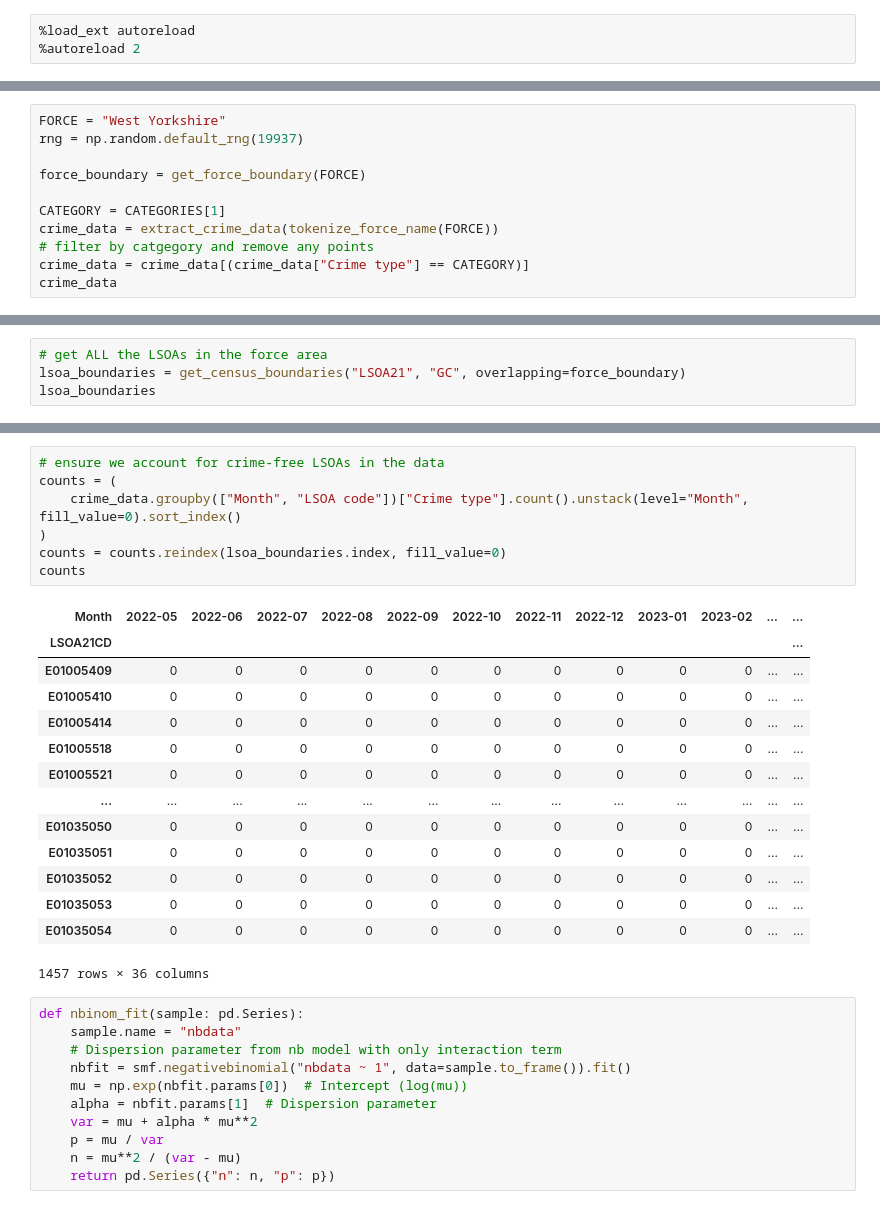
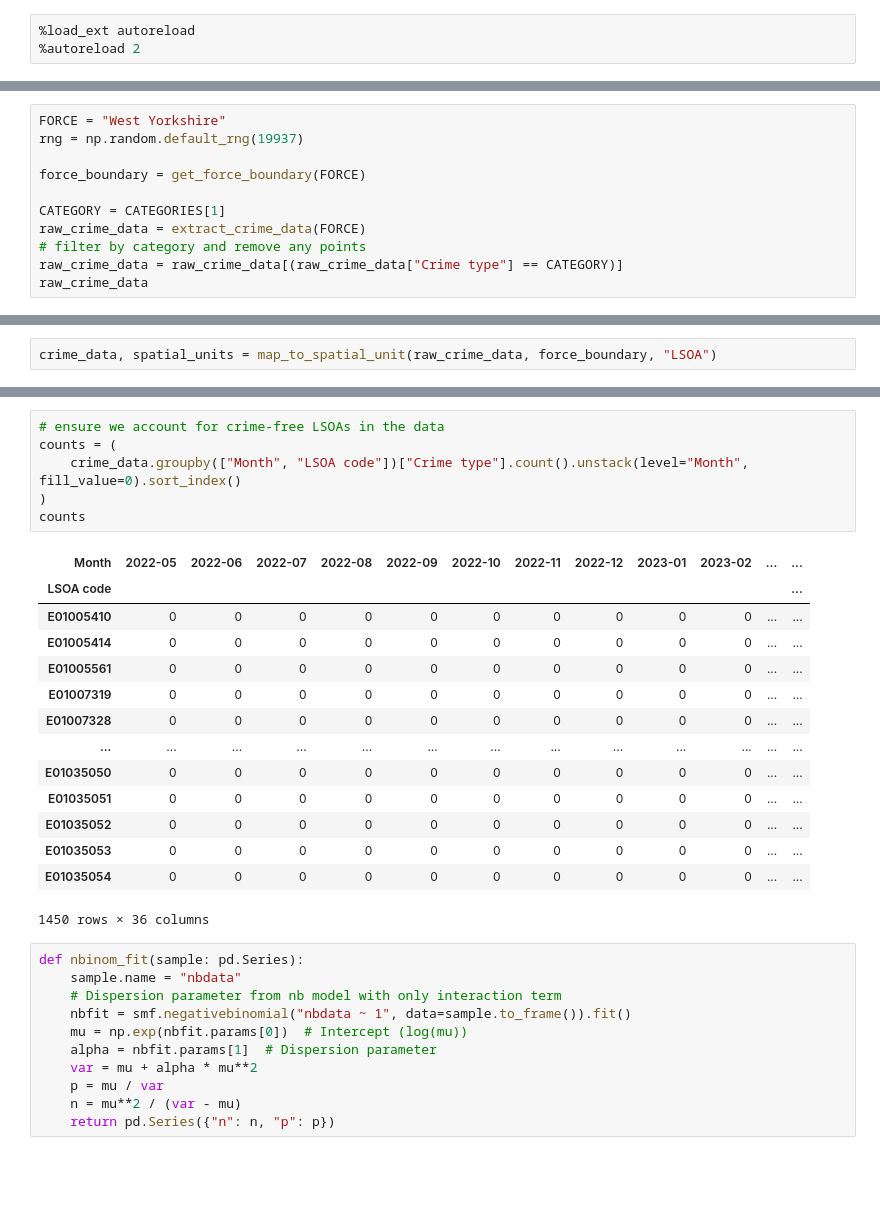
Before and after one commit to safer-streets/safer-streets-core, a Jupyter notebook: poisson-gamma.ipynb, the cells around one changed output, grey strips where cells are left out. Cells and saved outputs as stored; diff of their text form; blank space fills up the shorter version.

```diff
--- a/poisson-gamma.ipynb
+++ b/poisson-gamma.ipynb
@@ -28,8 +27,8 @@ rng = np.random.default_rng(19937)
 force_boundary = get_force_boundary(FORCE)
 
 CATEGORY = CATEGORIES[1]
-crime_data = extract_crime_data(tokenize_force_name(FORCE))
-# filter by catgegory and remove any points
-crime_data = crime_data[(crime_data["Crime type"] == CATEGORY)]
-crime_data
+raw_crime_data = extract_crime_data(FORCE)
+# filter by category and remove any points
+raw_crime_data = raw_crime_data[(raw_crime_data["Crime type"] == CATEGORY)]
+raw_crime_data
 # %% [output]
@@ -50,4 +49,2 @@ crime_data
 # %%
-# get ALL the LSOAs in the force area
-lsoa_boundaries = get_census_boundaries("LSOA21", "GC", overlapping=force_boundary)
-lsoa_boundaries
+crime_data, spatial_units = map_to_spatial_unit(raw_crime_data, force_boundary, "LSOA")
@@ -69,25 +51,24 @@ lsoa_boundaries
 # %%
 # ensure we account for crime-free LSOAs in the data
 counts = (
     crime_data.groupby(["Month", "LSOA code"])["Crime type"].count().unstack(level="Month", fill_value=0).sort_index()
 )
-counts = counts.reindex(lsoa_boundaries.index, fill_value=0)
 counts
 # %% [output]
 | Month | 2022-05 | 2022-06 | 2022-07 | 2022-08 | 2022-09 | 2022-10 | 2022-11 | 2022-12 | 2023-01 | 2023-02 | ... | ... |
-| LSOA21CD |  |  |  |  |  |  |  |  |  |  |  | ... |
-| E01005409 | 0 | 0 | 0 | 0 | 0 | 0 | 0 | 0 | 0 | 0 | ... | ... |
+| LSOA code |  |  |  |  |  |  |  |  |  |  |  | ... |
 | E01005410 | 0 | 0 | 0 | 0 | 0 | 0 | 0 | 0 | 0 | 0 | ... | ... |
 | E01005414 | 0 | 0 | 0 | 0 | 0 | 0 | 0 | 0 | 0 | 0 | ... | ... |
-| E01005518 | 0 | 0 | 0 | 0 | 0 | 0 | 0 | 0 | 0 | 0 | ... | ... |
-| E01005521 | 0 | 0 | 0 | 0 | 0 | 0 | 0 | 0 | 0 | 0 | ... | ... |
+| E01005561 | 0 | 0 | 0 | 0 | 0 | 0 | 0 | 0 | 0 | 0 | ... | ... |
+| E01007319 | 0 | 0 | 0 | 0 | 0 | 0 | 0 | 0 | 0 | 0 | ... | ... |
+| E01007328 | 0 | 0 | 0 | 0 | 0 | 0 | 0 | 0 | 0 | 0 | ... | ... |
 | ... | ... | ... | ... | ... | ... | ... | ... | ... | ... | ... | ... | ... |
 | E01035050 | 0 | 0 | 0 | 0 | 0 | 0 | 0 | 0 | 0 | 0 | ... | ... |
 | E01035051 | 0 | 0 | 0 | 0 | 0 | 0 | 0 | 0 | 0 | 0 | ... | ... |
 | E01035052 | 0 | 0 | 0 | 0 | 0 | 0 | 0 | 0 | 0 | 0 | ... | ... |
 | E01035053 | 0 | 0 | 0 | 0 | 0 | 0 | 0 | 0 | 0 | 0 | ... | ... |
 | E01035054 | 0 | 0 | 0 | 0 | 0 | 0 | 0 | 0 | 0 | 0 | ... | ... |
-1457 rows × 36 columns
+1450 rows × 36 columns
 # %%
 def nbinom_fit(sample: pd.Series):
     sample.name = "nbdata"
```
Also changed, not shown: parts of 11 cells of this notebook, 5 other files.
